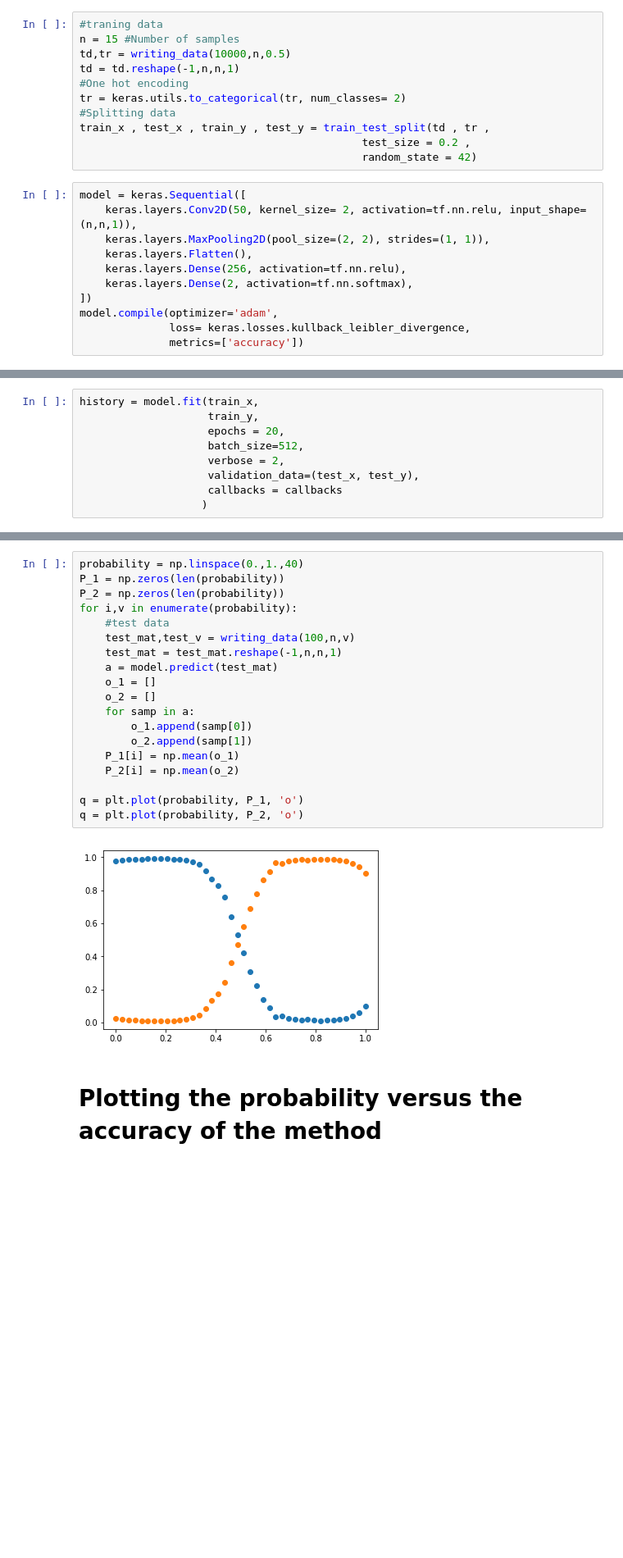
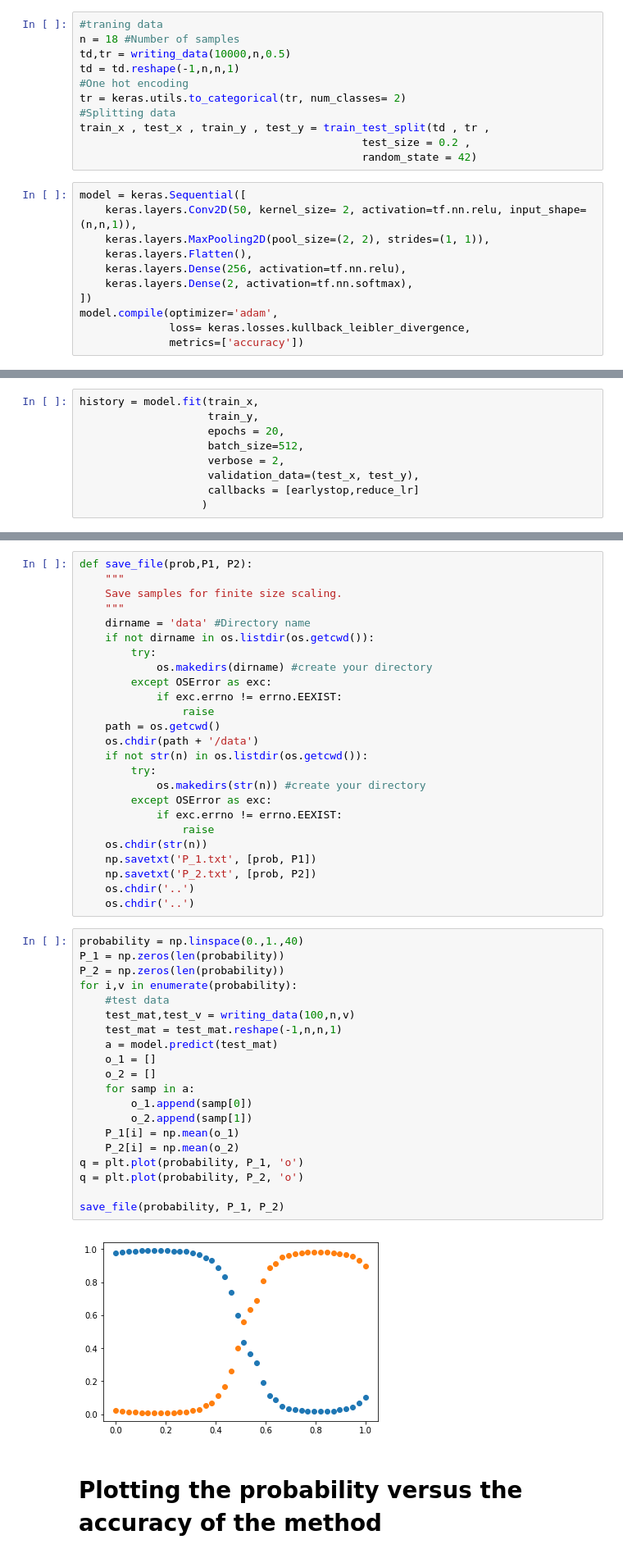
Before and after one commit to nahumsa/Percolation, a Jupyter notebook: Percolation_ML.ipynb, the cells around one changed output, grey strips where cells are left out. Shown at 82% size. Cells and saved outputs as stored; diff of their text form; blank space fills up the shorter version.

Commit message:
Working on Finite Size Scalling

```diff
--- a/Percolation_ML.ipynb
+++ b/Percolation_ML.ipynb
@@ -111,7 +113,7 @@ for i,v in enumerate(probability):
 This time I will use Convolutional Neural Networks with 1 convolutional + pooling layers before entering the Neural Network structure that is the same as the previous one. We have chosen the probability to be 0.5 in order to have the same number of samples that percolates and that doesn't percolate.
 # %%
 #traning data
-n = 15 #Number of samples
+n = 18 #Number of samples
 td,tr = writing_data(10000,n,0.5)
 td = td.reshape(-1,n,n,1)
 #One hot encoding
@@ -156,7 +156,7 @@ history = model.fit(train_x,
                     batch_size=512,
                     verbose = 2,
                     validation_data=(test_x, test_y),
-                    callbacks = callbacks
+                    callbacks = [earlystop,reduce_lr]
                    )
 # %% [output]
 Train on 8000 samples, validate on 2000 samples
@@ -211,24 +211,50 @@ plt.show()
+# %%
+def save_file(prob,P1, P2):
+    """
+    Save samples for finite size scaling.
+    """
+    dirname = 'data' #Directory name
+    if not dirname in os.listdir(os.getcwd()):
+        try:
+            os.makedirs(dirname) #create your directory
+        except OSError as exc:
+            if exc.errno != errno.EEXIST:
+                raise
+    path = os.getcwd()
+    os.chdir(path + '/data')
+    if not str(n) in os.listdir(os.getcwd()):
+        try:
+            os.makedirs(str(n)) #create your directory
+        except OSError as exc:
+            if exc.errno != errno.EEXIST:
+                raise
+    os.chdir(str(n))
+    np.savetxt('P_1.txt', [prob, P1])
+    np.savetxt('P_2.txt', [prob, P2])
+    os.chdir('..')
+    os.chdir('..')
 # %%
 probability = np.linspace(0.,1.,40)
 P_1 = np.zeros(len(probability))
 P_2 = np.zeros(len(probability))
 for i,v in enumerate(probability):
     #test data
     test_mat,test_v = writing_data(100,n,v)
     test_mat = test_mat.reshape(-1,n,n,1)
     a = model.predict(test_mat)
     o_1 = []
     o_2 = []
     for samp in a:
         o_1.append(samp[0])
         o_2.append(samp[1])
     P_1[i] = np.mean(o_1)
     P_2[i] = np.mean(o_2)
-
 q = plt.plot(probability, P_1, 'o')
 q = plt.plot(probability, P_2, 'o')
+
+save_file(probability, P_1, P_2)
 # %% [output]
-[figure, old version]
+[figure, new version]
 # %% [markdown]
 # Plotting the probability versus the accuracy of the method
 # %% [markdown]
```
Also changed, not shown: parts of 15 cells of this notebook.
